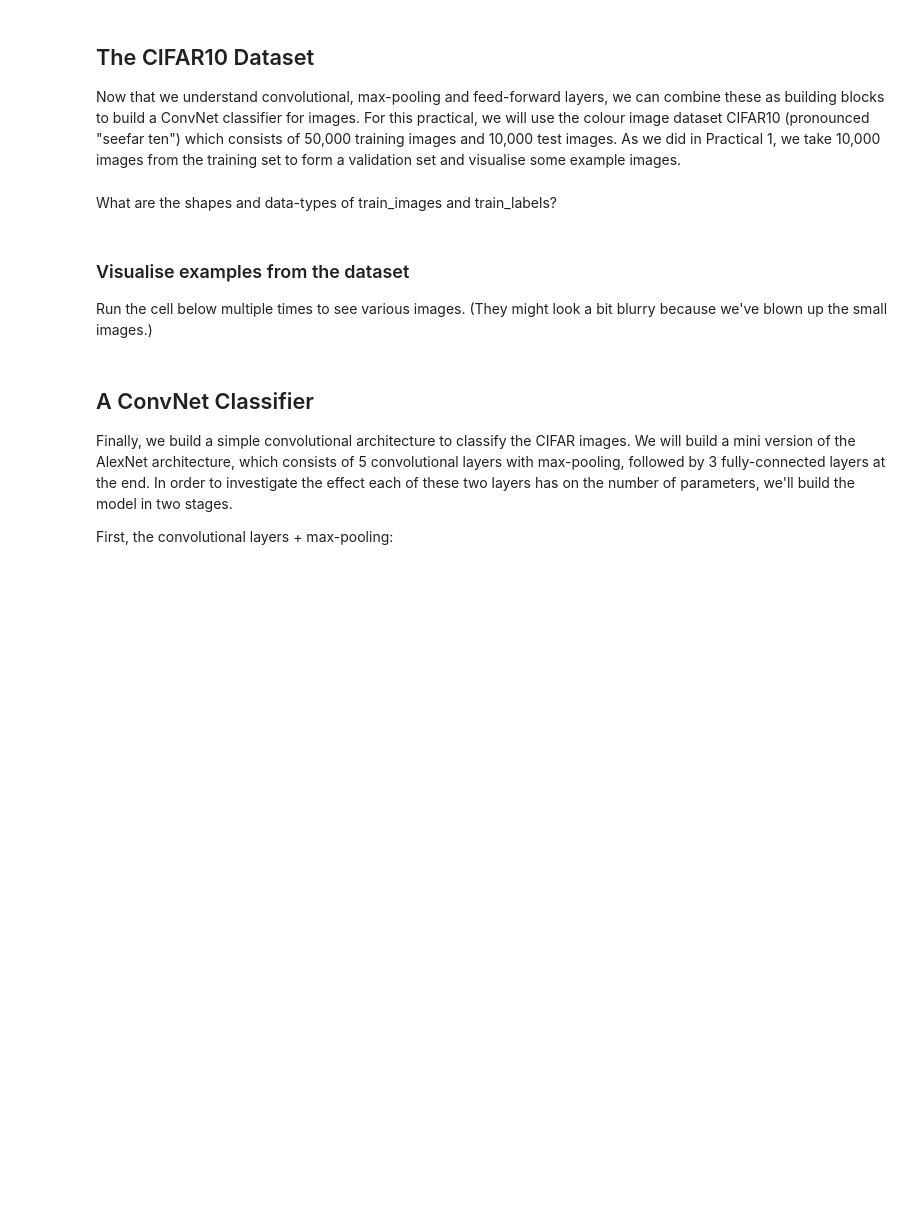
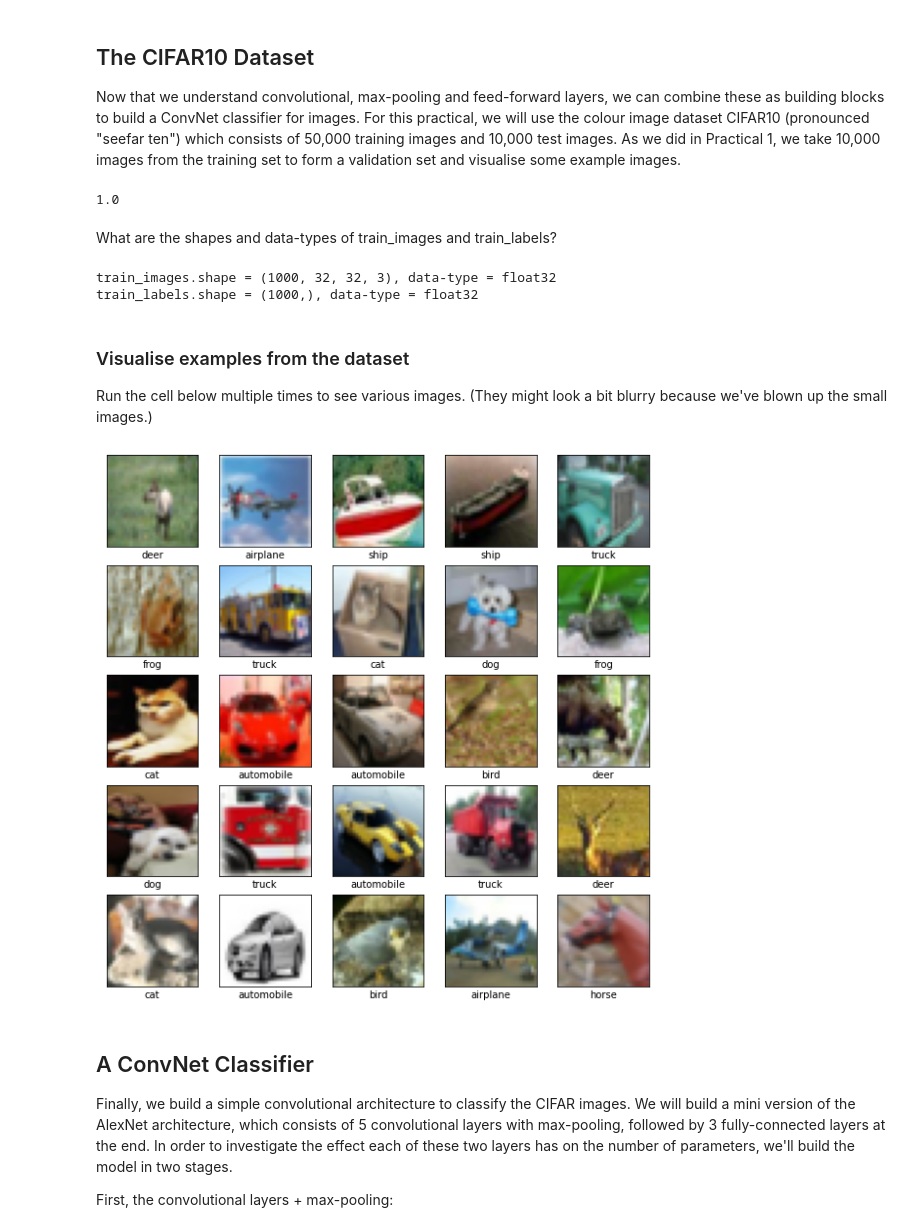
Before and after one commit to khipu-ai/practicals-2023, a Jupyter notebook: notebooks/jax_optax_haiku_cnn.ipynb, the cells around one changed output. Cells and saved outputs as stored; diff of their text form; code cells hidden in the pictures; blank space fills up the shorter version.

```diff
--- a/notebooks/jax_optax_haiku_cnn.ipynb
+++ b/notebooks/jax_optax_haiku_cnn.ipynb
@@ -1555,38 +1589,72 @@ You can read more about receptive fields [here](https://medium.com/mlreview/a-gu
 ## The CIFAR10 Dataset
 Now that we understand convolutional, max-pooling and feed-forward layers, we can combine these as building blocks to build a ConvNet classifier for images. For this practical, we will use the colour image dataset CIFAR10 (pronounced "seefar ten") which consists of 50,000 training images and 10,000 test images. As we did in Practical 1, we take 10,000 images from the training set to form a validation set and visualise some example images.
 # %%
+
 cifar = tf.keras.datasets.cifar10
 (train_images, train_labels), (test_images, test_labels) = cifar.load_data()
+test_images = test_images.astype(float)*(1/255)
+train_images = train_images.astype(float)*(1/255)
+
 cifar_labels = ['airplane', 'automobile', 'bird', 'cat', 'deer', 'dog', 'frog', 'horse', 'ship', 'truck']
-# %%
-# Take the last 10000 images from the training set to form a validation set
-train_labels = train_labels.squeeze()
-validation_images = train_images[-10000:, :, :]
-validation_labels = train_labels[-10000:]
-train_images = train_images[:-10000, :, :]
-train_labels = train_labels[:-10000]
+# %%
+import jax.numpy as jnp
+
+# Take the last 10000 images from the training set to form a validation set
+ntrain = 1000
+nval = 1000
+ntest = 1000
+print(np.max(train_images))
+train_labels = train_labels.squeeze()
+validation_images = train_images[-nval:, :, :, :]
+validation_labels = train_labels[-nval:]
+train_images_sub = train_images[-ntrain:, :, :, :]
+train_labels_sub = train_labels[-ntrain:]
+test_images_sub = test_images[:ntest,:, :, :]
+test_labels_sub = test_labels[:ntest]
+#
+# convert to JAX
+#
+X_train, X_test, Y_train, Y_test = jnp.array(train_images_sub, dtype=jnp.float32),\
+                                   jnp.array(test_images_sub, dtype=jnp.float32),\
+                                   jnp.array(train_labels_sub, dtype=jnp.float32),\
+                                   jnp.array(test_labels_sub, dtype=jnp.float32)
+
+classes =  jnp.unique(Y_train)
+
+X_train.shape, X_test.shape, Y_train.shape, Y_test.shape
+
+indices = np.random.randint(0, ntest, size=[25])
+X_sample = test_images_sub[indices]
+Y_sample = [cifar_labels[i] for i in test_labels_sub[indices].squeeze()]
+# %% [output]
+1.0
 # %% [markdown]
 What are the shapes and data-types of train_images and train_labels?
 # %%
-print('train_images.shape = {}, data-type = {}'.format(train_images.shape, train_images.dtype))
-print('train_labels.shape = {}, data-type = {}'.format(train_labels.shape, train_labels.dtype))
+print('train_images.shape = {}, data-type = {}'.format(X_train.shape, X_train.dtype))
+print('train_labels.shape = {}, data-type = {}'.format(Y_train.shape, Y_train.dtype))
 
-print('validation_images.shape = {}, data-type = {}'.format(validation_images.shape, validation_images.dtype))
-print('validation_labels.shape = {}, data-type = {}'.format(validation_labels.shape, validation_labels.dtype))
+#print('validation_images.shape = {}, data-type = {}'.format(X_val.shape, X_val.dtype))
+#print('validation_labels.shape = {}, data-type = {}'.format(Y_val.shape, Y_val.dtype))
+# %% [output]
+train_images.shape = (1000, 32, 32, 3), data-type = float32
+train_labels.shape = (1000,), data-type = float32
 # %% [markdown]
 ### Visualise examples from the dataset
 Run the cell below multiple times to see various images. (They might look a bit blurry because we've blown up the small images.)
 # %%
 plt.figure(figsize=(10,10))
 for i in range(25):
   plt.subplot(5,5,i+1)
   plt.xticks([])
   plt.yticks([])
   plt.grid('off')
 
-  img_index = np.random.randint(0, 40000)
+  img_index = np.random.randint(0, 10000)
   plt.imshow(train_images[img_index])
   plt.xlabel(cifar_labels[train_labels[img_index]])
+# %% [output]
+[figure, added]
 # %% [markdown]
 ## A ConvNet Classifier
 Finally, we build a simple convolutional architecture to classify the CIFAR images. We will build a mini version of the AlexNet architecture, which consists of 5 convolutional layers with max-pooling, followed by 3 fully-connected layers at the end. In order to investigate the effect each of these two layers has on the number of parameters, we'll build the model in two stages.
```
Also changed, not shown: parts of 48 cells of this notebook.
